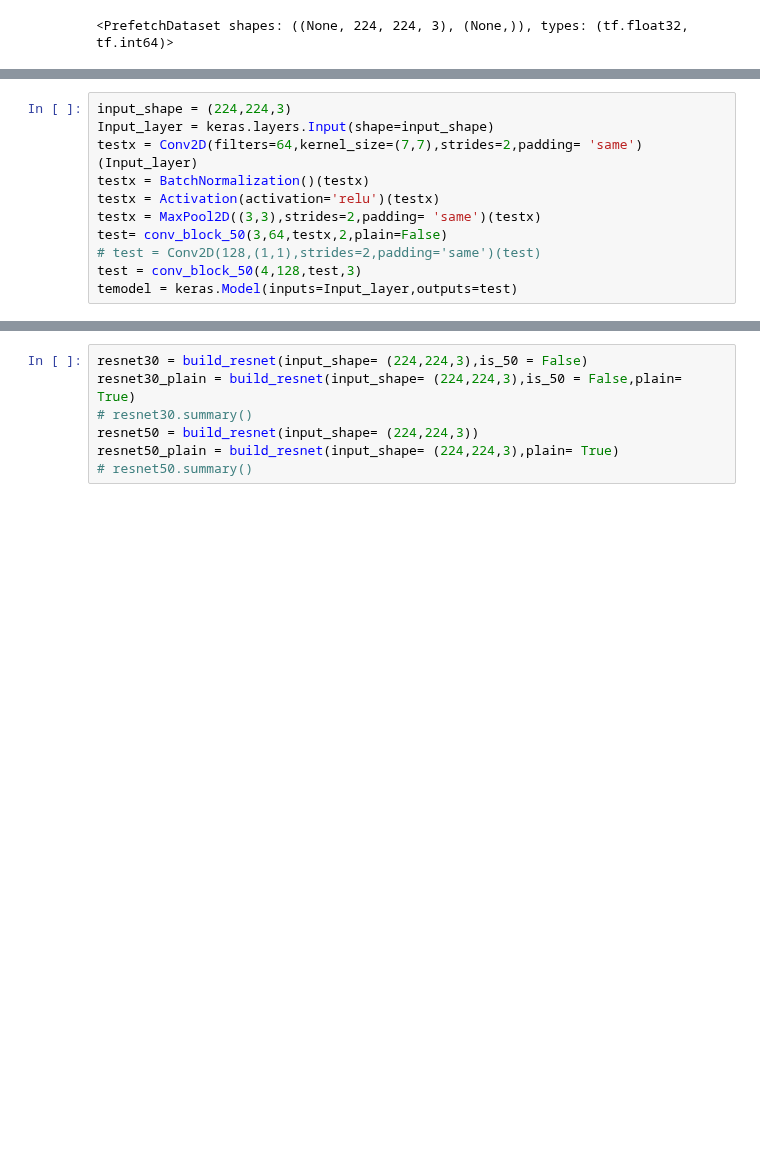
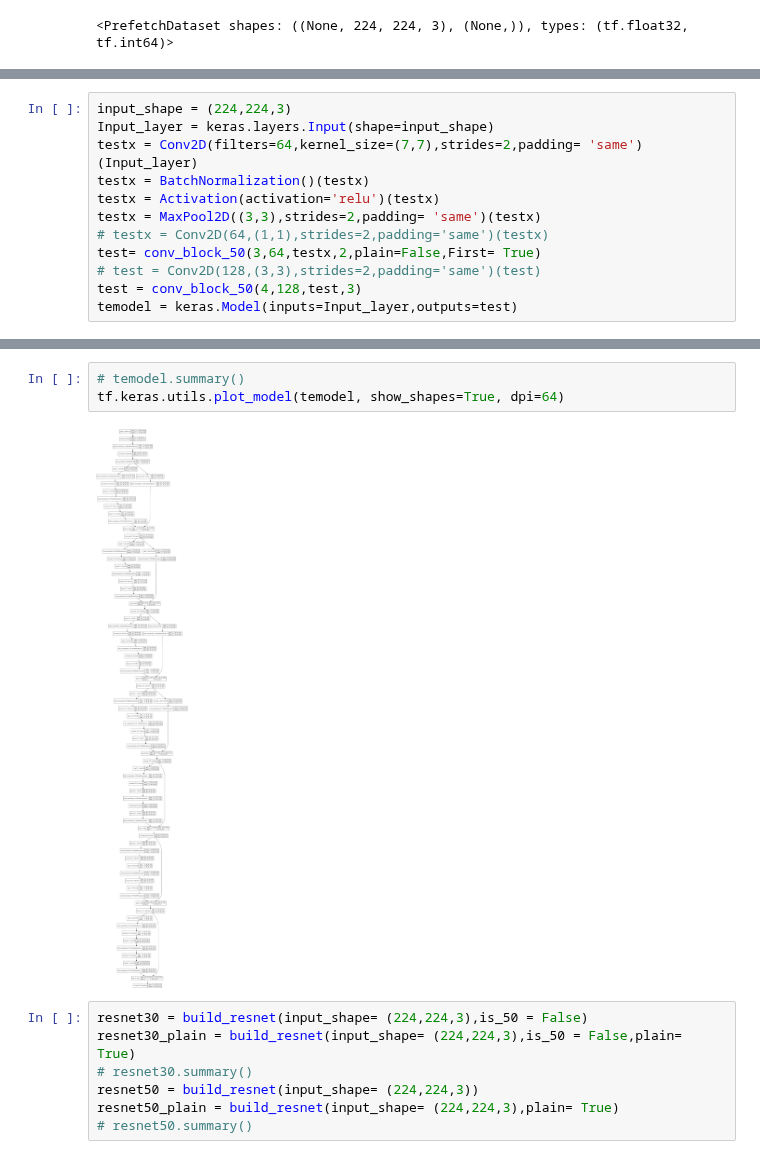
Before and after one commit to HSC-1/aiffel_achieve, a Jupyter notebook: (GD1)resnet.ipynb, the cells around one changed output, grey strips where cells are left out. Cells and saved outputs as stored; diff of their text form; blank space fills up the shorter version.

```diff
--- a/(GD1)resnet.ipynb
+++ b/(GD1)resnet.ipynb
@@ -153,8 +206,9 @@ testx = Conv2D(filters=64,kernel_size=(7,7),strides=2,padding= 'same')(Input_lay
 testx = BatchNormalization()(testx)
 testx = Activation(activation='relu')(testx)
 testx = MaxPool2D((3,3),strides=2,padding= 'same')(testx)
-test= conv_block_50(3,64,testx,2,plain=False)
-# test = Conv2D(128,(1,1),strides=2,padding='same')(test)
+# testx = Conv2D(64,(1,1),strides=2,padding='same')(testx)
+test= conv_block_50(3,64,testx,2,plain=False,First= True)
+# test = Conv2D(128,(3,3),strides=2,padding='same')(test)
 test = conv_block_50(4,128,test,3)
 temodel = keras.Model(inputs=Input_layer,outputs=test)
 # %%
@@ -177,6 +231,11 @@ Total params: 1,460,096
 Trainable params: 1,449,984
 Non-trainable params: 10,112
 __________________________________________________________________________________________________
+# %%
+# temodel.summary()
+tf.keras.utils.plot_model(temodel, show_shapes=True, dpi=64)
+# %% [output]
+[figure, added]
 # %%
 resnet30 = build_resnet(input_shape= (224,224,3),is_50 = False)
 resnet30_plain = build_resnet(input_shape= (224,224,3),is_50 = False,plain= True)
```
Also changed, not shown: parts of 9 cells of this notebook.
